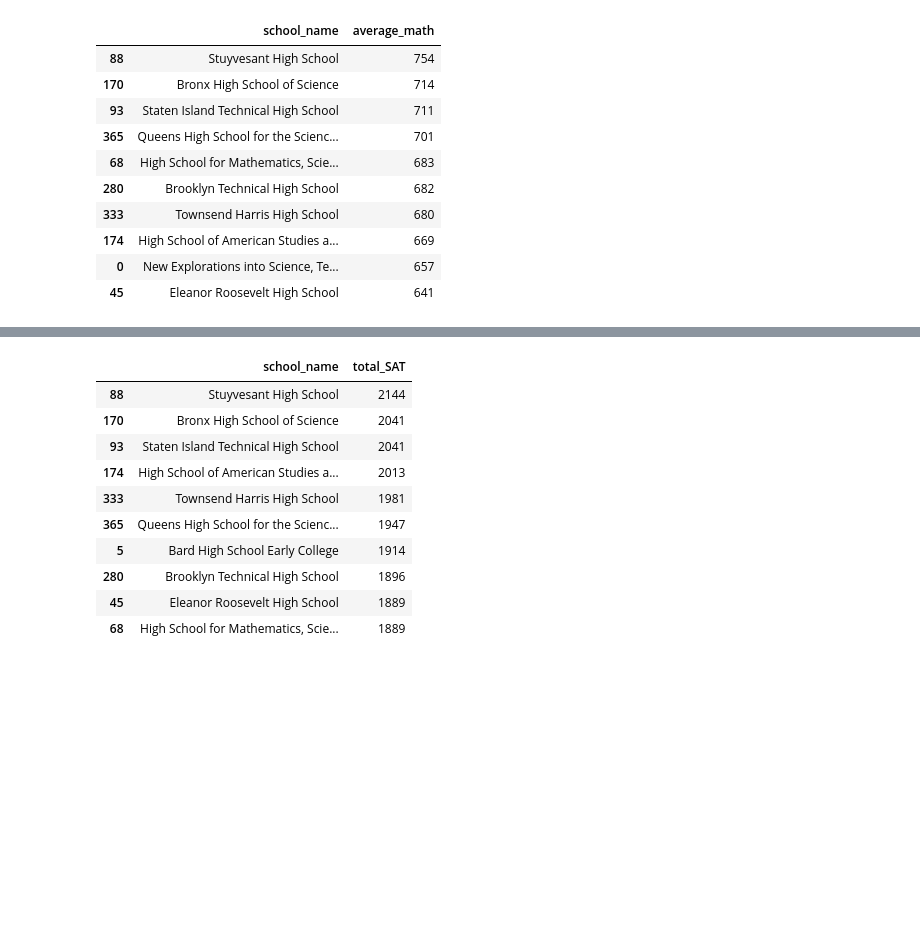
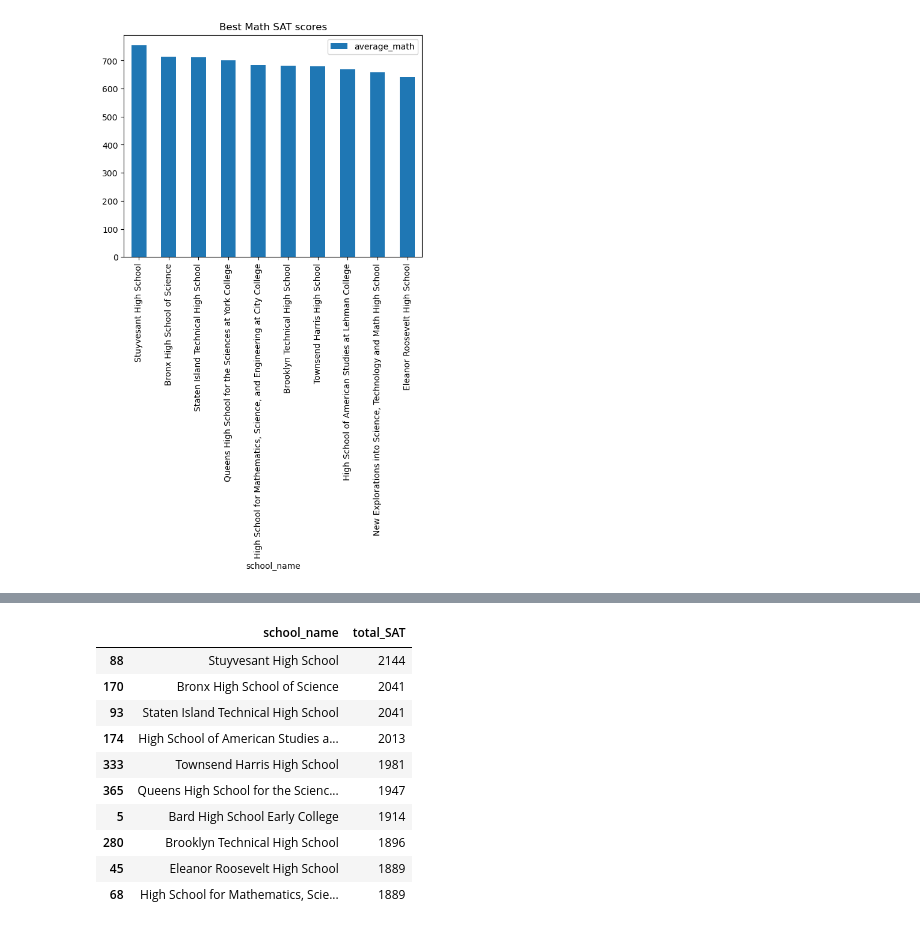
Before and after one commit to Irene-Busah/Data-Engineering-Content, a Jupyter notebook: projects/NYC_Schools_SAT_scores_analysis/notebook.ipynb, the cells around one changed output, grey strips where cells are left out. Cells and saved outputs as stored; diff of their text form; code cells hidden in the pictures; blank space fills up the shorter version.

Commit message:
slight update to NYC SAT scores analysis & london transport analysis

```diff
--- a/projects/NYC_Schools_SAT_scores_analysis/notebook.ipynb
+++ b/projects/NYC_Schools_SAT_scores_analysis/notebook.ipynb
@@ -30,23 +31,14 @@ schools.head()
 # %%
 # Start coding here...
 # Which NYC schools have the best math results?
 # The best math results are at least 80% of the *maximum possible score of 800* for math.
 # Save your results in a pandas DataFrame called best_math_schools, including "school_name" and "average_math" columns, sorted by   "average_math" in descending order.
 
 best_math_schools = schools.loc[
     schools["average_math"] >= (0.8 * 800), ["school_name", "average_math"]
 ].sort_values('average_math', ascending=False)
 
-best_math_schools
+best_math_schools.plot(kind="bar", title="Best Math SAT scores", x="school_name")
+plt.show()
 # %% [output]
-|  | school_name | average_math |
-| 88 | Stuyvesant High School | 754 |
-| 170 | Bronx High School of Science | 714 |
-| 93 | Staten Island Technical High School | 711 |
-| 365 | Queens High School for the Scienc... | 701 |
-| 68 | High School for Mathematics, Scie... | 683 |
-| 280 | Brooklyn Technical High School | 682 |
-| 333 | Townsend Harris High School | 680 |
-| 174 | High School of American Studies a... | 669 |
-| 0 | New Explorations into Science, Te... | 657 |
-| 45 | Eleanor Roosevelt High School | 641 |
+[figure, added]
```
Also changed, not shown: parts of 2 cells of this notebook, 1 other file.
